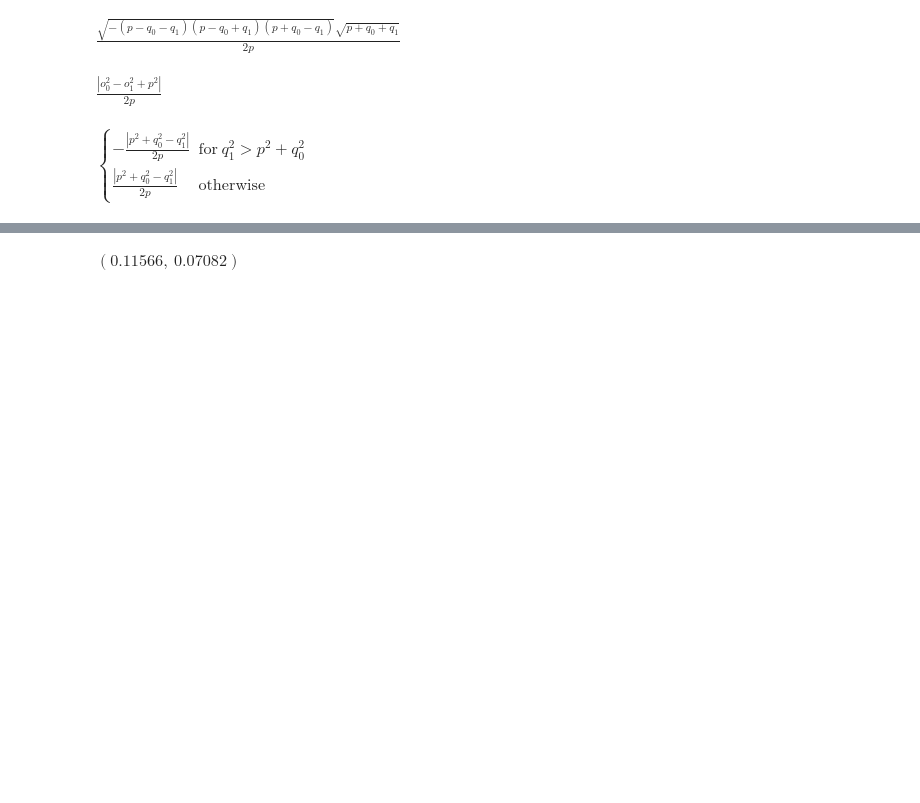
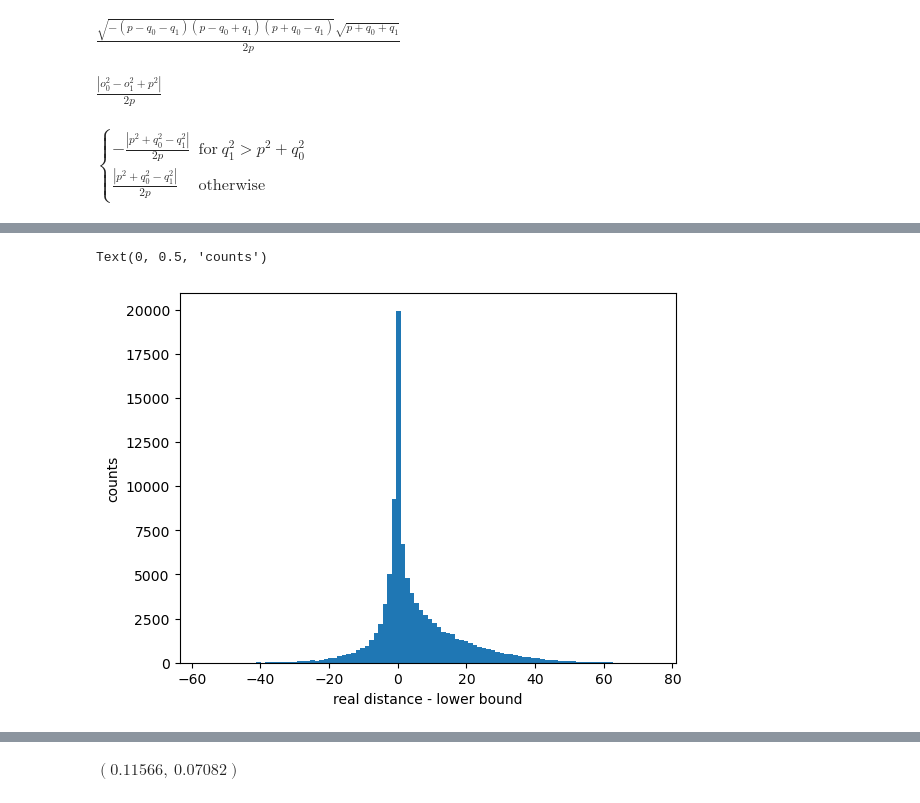
Before and after one commit to DimensionalScoop/metric_spaces, a Jupyter notebook: maths/tetrahedron/tetrahedron.ipynb, the cells around one changed output, grey strips where cells are left out. Cells and saved outputs as stored; diff of their text form; code cells hidden in the pictures; blank space fills up the shorter version.

```diff
--- a/maths/tetrahedron/tetrahedron.ipynb
+++ b/maths/tetrahedron/tetrahedron.ipynb
@@ -292,0 +289,7 @@ plt.show()
+# %%
+plt.hist(dists_target - tet_lb, bins=100);
+plt.xlabel("real distance - lower bound")
+plt.ylabel("counts")
+# %% [output]
+Text(0, 0.5, 'counts')
+[figure, added]
```
Also changed, not shown: parts of 14 cells of this notebook.
